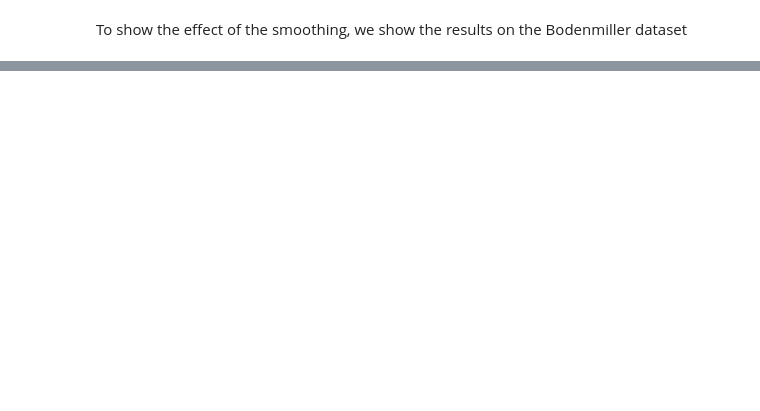
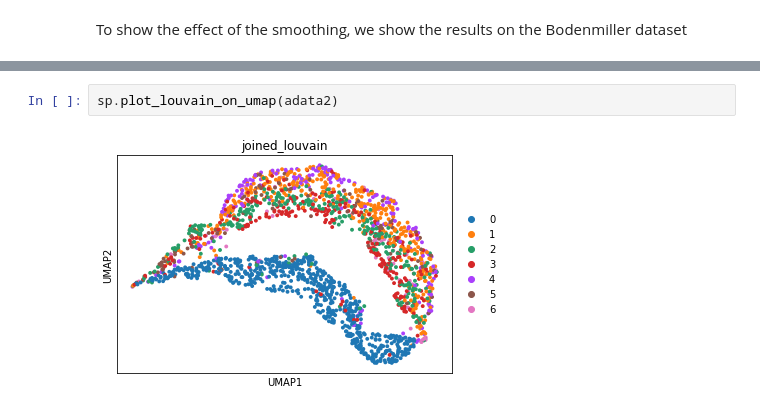
Before and after one commit to scverse/squidpy, a Jupyter notebook: notebooks/SpatialClustering.ipynb, the cells around one changed output, grey strips where cells are left out. Drawn from its saved outputs; the diff is of its cells as text; blank space fills up the shorter version.

```diff
--- a/notebooks/SpatialClustering.ipynb
+++ b/notebooks/SpatialClustering.ipynb
@@ -142,3 +145,7 @@ The iterable function was deprecated in Matplotlib 3.1 and will be removed in 3.
   if not cb.iterable(width):
 [figure]
 [interactive output not drawn]
+# %%
+sp.plot_louvain_on_umap(adata2)
+# %% [output]
+[figure, added]
```
Also changed, not shown: parts of 6 cells of this notebook, 1 other file.
